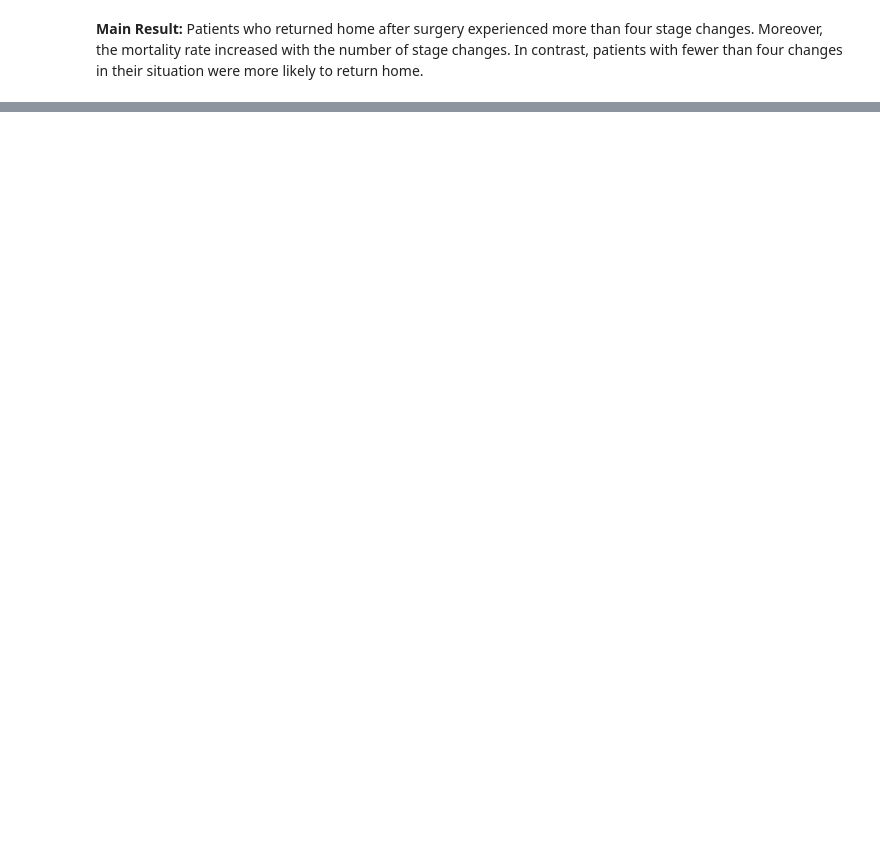
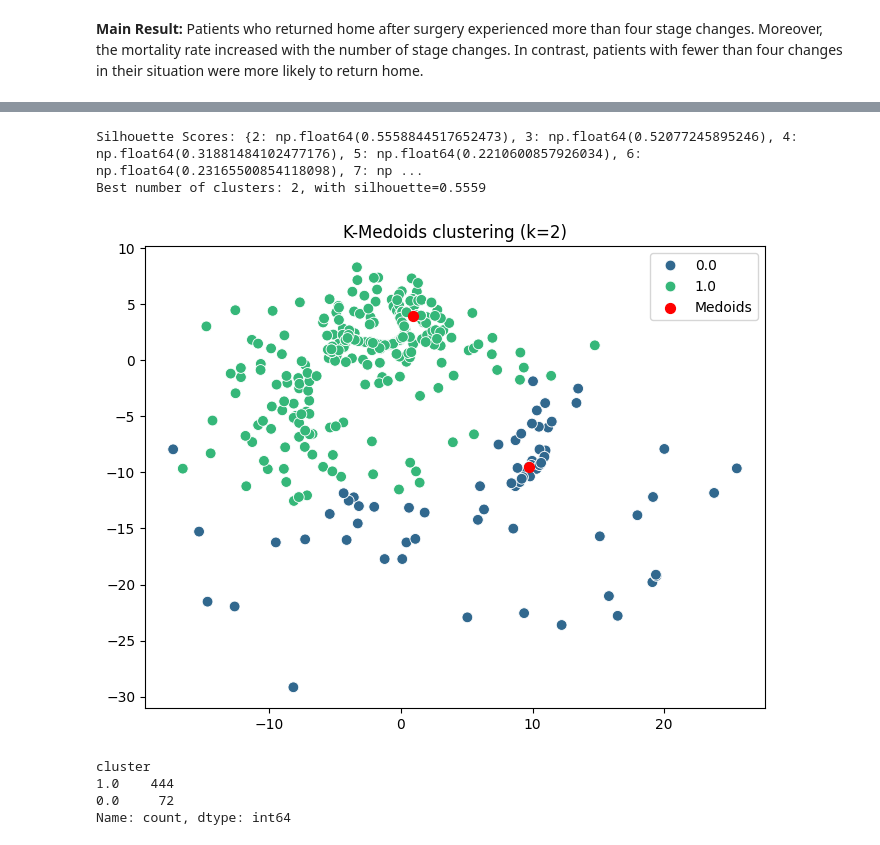
Before and after one commit to SaraGhR/hip-fracture-care-episodes, a Jupyter notebook: hip_fracture_analyzing_clustering.ipynb, the cells around one changed output, grey strips where cells are left out. Cells and saved outputs as stored; diff of their text form; code cells hidden in the pictures; blank space fills up the shorter version.

```diff
--- a/hip_fracture_analyzing_clustering.ipynb
+++ b/hip_fracture_analyzing_clustering.ipynb
@@ -2726,0 +2930,65 @@ for g in groups:
+# %%
+from pyclustering.cluster.kmedoids import kmedoids
+from sklearn.metrics import silhouette_score
+from sklearn.manifold import MDS
+from scipy.spatial.distance import pdist, squareform
+import seaborn as sns
+dist_matrix = squareform(pdist(X, metric='euclidean'))
+
+
+sil_scores = {}
+best_score = -1
+best_k = None
+best_labels = None
+best_medoids = None
+
+for k in range(2, 8):
+    initial_medoids = list(range(k))
+
+    kmedoids_instance = kmedoids(dist_matrix, initial_medoids, data_type='distance_matrix')
+    kmedoids_instance.process()
+
+    clusters = kmedoids_instance.get_clusters()
+    medoids = kmedoids_instance.get_medoids()
+
+
+    labels = np.zeros(len(dist_matrix))
+    for cluster_id, points in enumerate(clusters):
+        for p in points:
+            labels[p] = cluster_id
+
+
+    sil = silhouette_score(dist_matrix, labels, metric="precomputed")
+    sil_scores[k] = sil
+
+    if sil > best_score:
+        best_score = sil
+        best_k = k
+        best_labels = labels
+        best_medoids = medoids
+
+print("Silhouette Scores:", sil_scores)
+print(f"Best number of clusters: {best_k}, with silhouette={best_score:.4f}")
+
+
+mds = MDS(n_components=2, dissimilarity="precomputed", random_state=42)
+X_2d = mds.fit_transform(dist_matrix)
+
+plt.figure(figsize=(8,6))
+sns.scatterplot(x=X_2d[:,0], y=X_2d[:,1], hue=best_labels, palette="viridis", s=60)
+plt.scatter(X_2d[best_medoids,0], X_2d[best_medoids,1], c="red", marker="o", s=50, label="Medoids")
+plt.title(f"K-Medoids clustering (k={best_k})")
+plt.legend()
+plt.show()
+
+
+summary = pd.DataFrame({"cluster": best_labels})
+print(summary["cluster"].value_counts())
+# %% [output]
+Silhouette Scores: {2: np.float64(0.5558844517652473), 3: np.float64(0.52077245895246), 4: np.float64(0.31881484102477176), 5: np.float64(0.2210600857926034), 6: np.float64(0.23165500854118098), 7: np ...
+Best number of clusters: 2, with silhouette=0.5559
+[figure, added]
+cluster
+1.0    444
+0.0     72
+Name: count, dtype: int64
```
Also changed, not shown: parts of 20 cells of this notebook.
